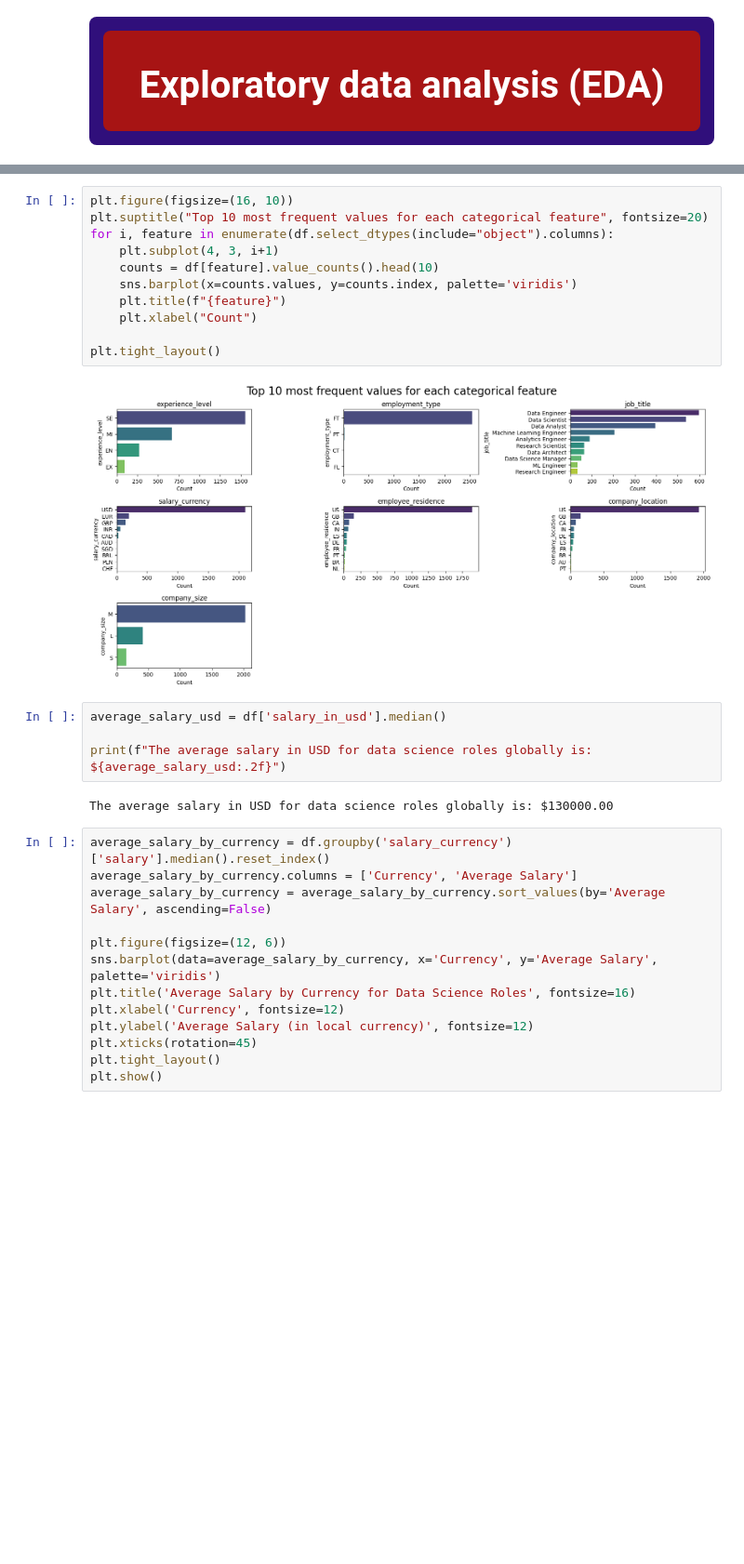
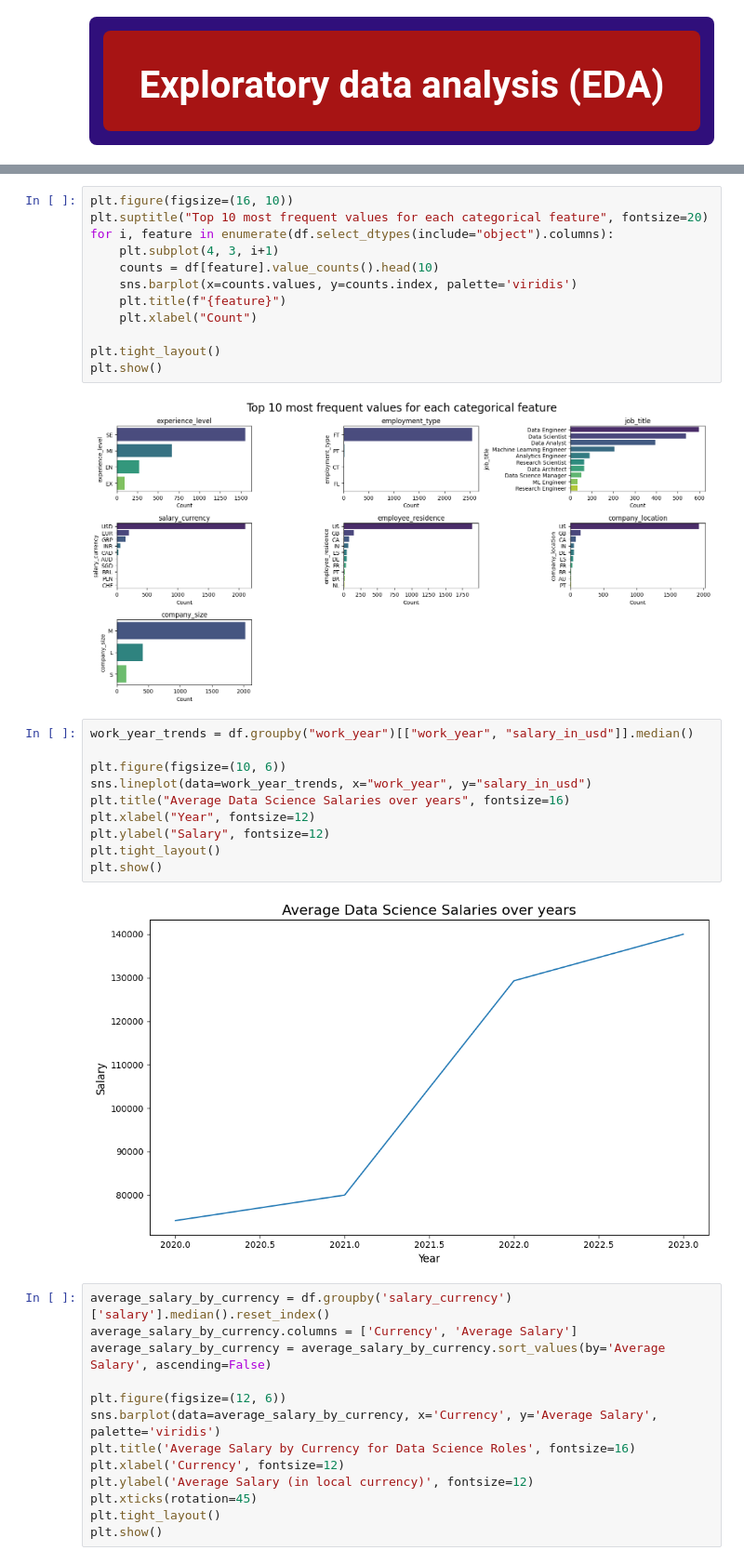
Before and after one commit to ahmedhassan456/data_science_salaries_in_2023, a Jupyter notebook: data_science_salaries.ipynb, the cells around one changed output, grey strips where cells are left out. Shown at 93% size. Drawn from its saved outputs; the diff is of its cells as text; blank space fills up the shorter version.

Commit message:
update analysis and graphs

```diff
--- a/data_science_salaries.ipynb
+++ b/data_science_salaries.ipynb
@@ -177,14 +186,21 @@ for i, feature in enumerate(df.select_dtypes(include="object").columns):
     plt.xlabel("Count")
 
 plt.tight_layout()
+plt.show()
 # %% [output]
 [figure]
-# %%
-average_salary_usd = df['salary_in_usd'].median()
-
-print(f"The average salary in USD for data science roles globally is: ${average_salary_usd:.2f}")
-# %% [output]
-The average salary in USD for data science roles globally is: $130000.00
+# %%
+work_year_trends = df.groupby("work_year")[["work_year", "salary_in_usd"]].median()
+
+plt.figure(figsize=(10, 6))
+sns.lineplot(data=work_year_trends, x="work_year", y="salary_in_usd")
+plt.title("Average Data Science Salaries over years", fontsize=16)
+plt.xlabel("Year", fontsize=12)
+plt.ylabel("Salary", fontsize=12)
+plt.tight_layout()
+plt.show()
+# %% [output]
+[figure, added]
 # %%
 average_salary_by_currency = df.groupby('salary_currency')['salary'].median().reset_index()
 average_salary_by_currency.columns = ['Currency', 'Average Salary']
```
Also changed, not shown: parts of 5 cells of this notebook.
